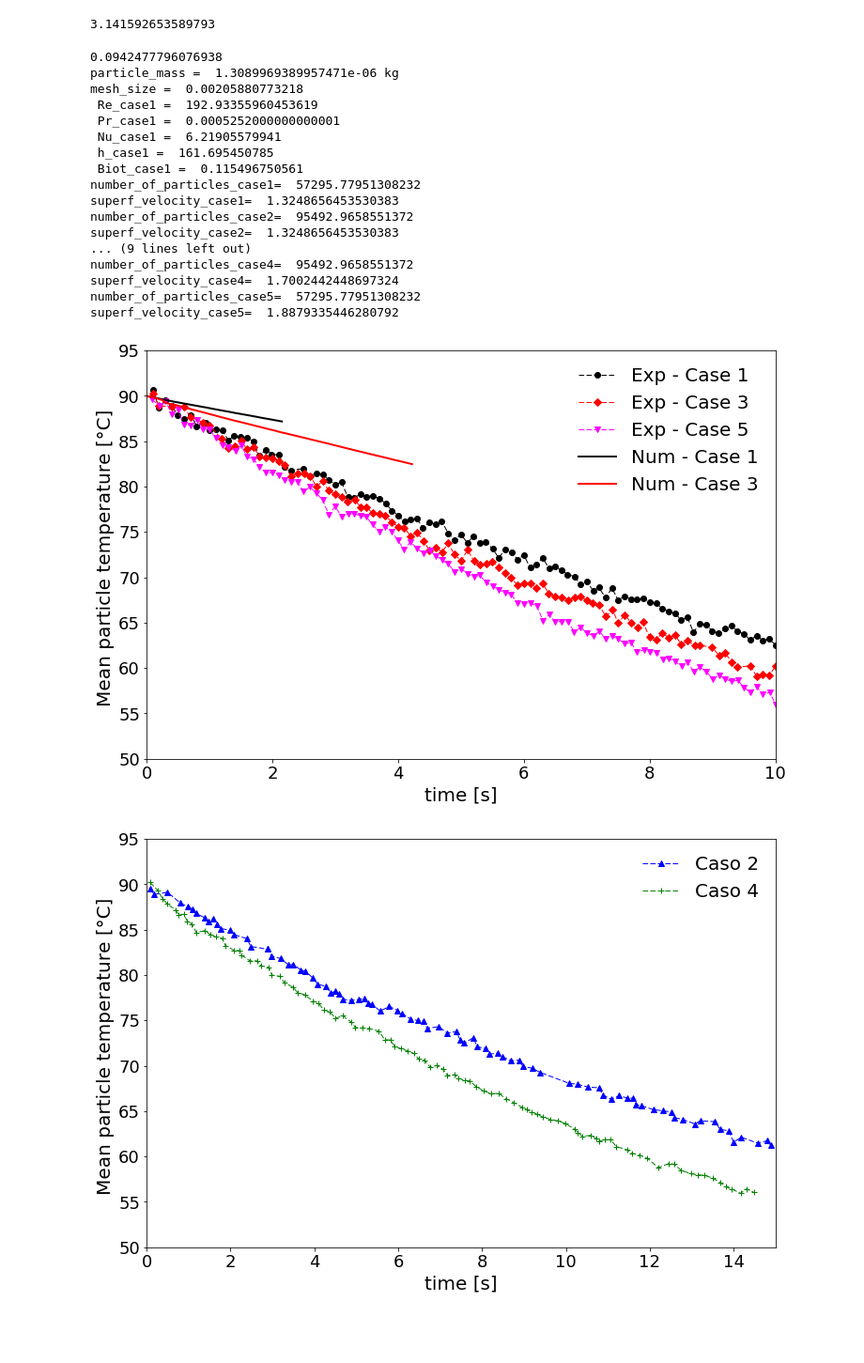
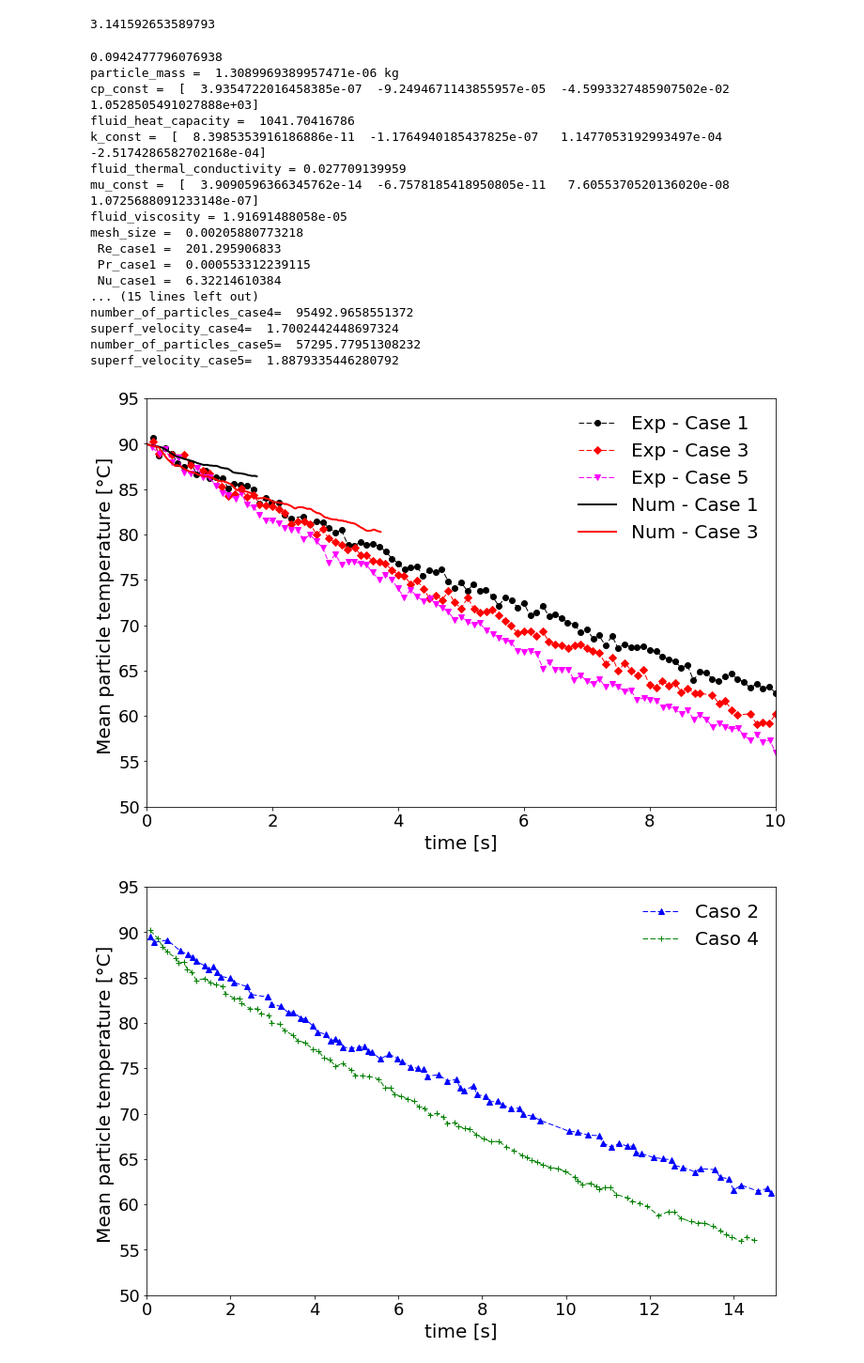
Before and after one commit to lucillalmeida/doutorado-validacoes, a Jupyter notebook: fluidized-bed-patil/Patil-pseudo-2-d-fluidized-bed.ipynb, the cells around one changed output. Shown at 94% size. Saved outputs shown, nothing was run; the diff lists cells and outputs as text; code cells hidden in the pictures; blank space fills up the shorter version.

```diff
--- a/fluidized-bed-patil/Patil-pseudo-2-d-fluidized-bed.ipynb
+++ b/fluidized-bed-patil/Patil-pseudo-2-d-fluidized-bed.ipynb
@@ -4,6 +4,7 @@ Patil fluidized bed
 import numpy
 import matplotlib.pyplot as plt
 print(numpy.pi)
+numpy.set_printoptions(precision=16, threshold=10000, linewidth=150)
 # define general parameters for plots
 plt.rcParams["figure.figsize"] = (12.0, 8.0)
 # %% [output]
@@ -51,6 +77,7 @@ inlet_area = bottom_area-nozzle_area
 waal_heat_transfer_coeff = 350 #W/m2 K
 print(nozzle_area/bottom_area)
 
+T = 328.15 #C
 
 #Particle properties
 particle_density = 2500 #kg/m3
@@ -66,9 +93,12 @@ particle_mass = particle_volume*particle_density
 print("particle_mass = ",particle_mass, "kg")
 
 #Fluid properties
-fluid_heat_capacity = 1010 #J/kgK
-fluid_thermal_conductivity = 0.026 #W/mK
-fluid_viscosity = 2.0/100000 #kg/ms
+fluid_heat_capacity = (NitrogenHeatCapacity(T)) #J/kgK
+print("fluid_heat_capacity = ",fluid_heat_capacity)
+fluid_thermal_conductivity = NitrogenThermalConductivity(T)
+print("fluid_thermal_conductivity =",fluid_thermal_conductivity)
+fluid_viscosity = NitrogenViscosity(T)
+print("fluid_viscosity =",fluid_viscosity)
 fluid_density = 1.165 #kg/m3 not from the paper
 
 #operating_conditions
@@ -156,17 +186,17 @@ print("superf_velocity_case5= ", gas_superficial_velocity_case5)
 # %% [output]
 0.0942477796076938
 particle_mass =  1.3089969389957471e-06 kg
+cp_const =  [  3.9354722016458385e-07  -9.2494671143855957e-05  -4.5993327485907502e-02   1.0528505491027888e+03]
+fluid_heat_capacity =  1041.70416786
+k_const =  [  8.3985353916186886e-11  -1.1764940185437825e-07   1.1477053192993497e-04  -2.5174286582702168e-04]
+fluid_thermal_conductivity = 0.027709139959
+mu_const =  [  3.9090596366345762e-14  -6.7578185418950805e-11   7.6055370520136020e-08   1.0725688091233148e-07]
+fluid_viscosity = 1.91691488058e-05
 mesh_size =  0.00205880773218
- Re_case1 =  192.93355960453619
- Pr_case1 =  0.0005252000000000001
- Nu_case1 =  6.21905579941
- h_case1 =  161.695450785
- Biot_case1 =  0.115496750561
-number_of_particles_case1=  57295.77951308232
-superf_velocity_case1=  1.3248656453530383
-number_of_particles_case2=  95492.9658551372
-superf_velocity_case2=  1.3248656453530383
-... (9 lines left out)
+ Re_case1 =  201.295906833
+ Pr_case1 =  0.000553312239115
+ Nu_case1 =  6.32214610384
+... (15 lines left out)
 number_of_particles_case4=  95492.9658551372
 superf_velocity_case4=  1.7002442448697324
 number_of_particles_case5=  57295.77951308232
@@ -206,8 +236,13 @@ time_rocky_case1, temp_rocky_case1 = numpy.loadtxt(case_data, delimiter = ',', s
 case_data.close()
 
 
+
 case_data = open("meanParticleTemperatureRocky_case1_eulerian_Tav.csv", 'r')
 time_rocky_case1_eul_Tav, temp_rocky_case1_eul_Tav = numpy.loadtxt(case_data, delimiter = ',', skiprows = 1, unpack = True)
+case_data.close()
+
+case_data = open("meanParticleTemperatureRocky_case1_eulerian_Tav-ideal-gas.csv", 'r')
+time_rocky_case1_eul_Tav1, temp_rocky_case1_eul_Tav1 = numpy.loadtxt(case_data, delimiter = ',', skiprows = 1, unpack = True)
 case_data.close()
 
 case_data = open("meanParticleTemperatureRocky_case3.csv", 'r')
@@ -224,21 +259,21 @@ case_data.close()
 # %%
 plt.plot(time_case1,  temp_case1, linestyle = "--", color = "black", marker = 'o', linewidth = 1,label = "Exp - Case 1")
 plt.plot(time_case3,  temp_case3, linestyle = "--", color = "red", marker = 'D', linewidth = 1,label = "Exp - Case 3")
 plt.plot(time_case5,  temp_case5, linestyle = "--", color = "magenta", marker = 'v', linewidth = 1,label = "Exp - Case 5")
-plt.plot(time_rocky_case1,  temp_rocky_case1-273.15, linestyle = "-", color = "black", marker = 'None', linewidth = 2,label = "Num - Case 1")
-plt.plot(time_rocky_case3,  temp_rocky_case3-273.15, linestyle = "-", color = "red", marker = 'None', linewidth = 2,label = "Num - Case 3")
+plt.plot(time_rocky_case1_eul_Tav1,  temp_rocky_case1_eul_Tav1-273.15, linestyle = "-", color = "black", marker = 'None', linewidth = 2,label = "Num - Case 1")
+plt.plot(time_rocky_case3_eul_Tav,  temp_rocky_case3_eul_Tav-273.15, linestyle = "-", color = "red", marker = 'None', linewidth = 2,label = "Num - Case 3")
 #plt.title("Vertical velocity ", fontsize = 16)
 plt.xlabel("time [s]", fontsize = 20)
 plt.ylabel("Mean particle temperature [\u00B0C] ", fontsize = 20)
 plt.xticks(fontsize = 18)
 plt.yticks(fontsize = 18)
 plt.legend(fontsize = 20, frameon = False, loc = 0)
 plt.xlim(0, 10)
 plt.ylim(50, 95)
 #plt.savefig("bed_temperature.png")
 plt.show()
 # %% [output]
-[figure, old version]
+[figure, new version]
 # %%
 plt.plot(time_case2,  temp_case2, linestyle = "--", color = "blue", marker = '^', linewidth = 1,label = "Caso 2")
 plt.plot(time_case4,  temp_case4, linestyle = "--", color = "green", marker = '+', linewidth = 1,label = "Caso 4")
```
Also changed, not shown: parts of 3 cells of this notebook, 3 other files.
